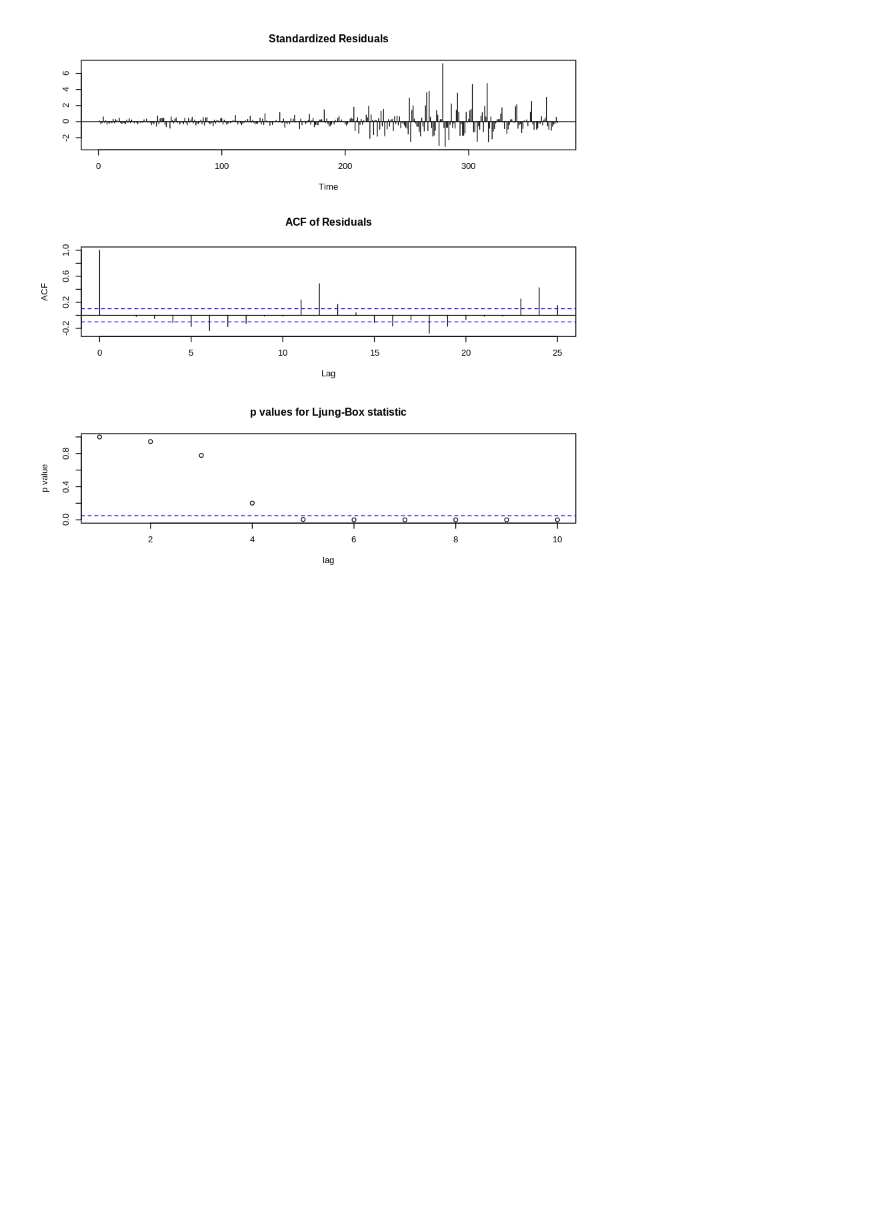
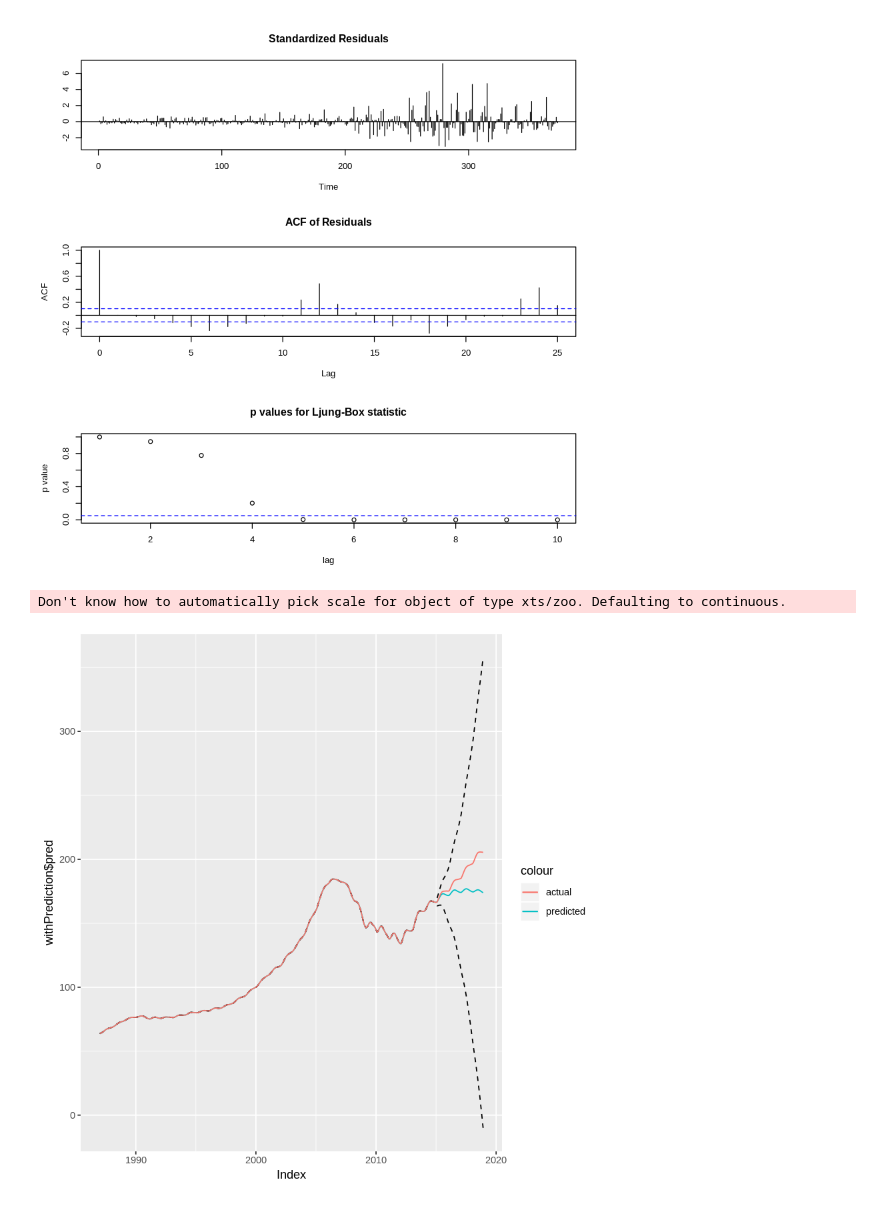
Before and after one commit to yehjxraymond/wqu_econometrics_group_proj, a Jupyter notebook: Univariate Time Series.ipynb, the cells around one changed output. Cells and saved outputs as stored; diff of their text form; code cells hidden in the pictures; blank space fills up the shorter version.

```diff
--- a/Univariate Time Series.ipynb
+++ b/Univariate Time Series.ipynb
@@ -217,3 +217,41 @@ X-squared = 4.8622e-07, df = 1, p-value = 0.9994
 tsdiag(fit)
 # %% [output]
 [figure]
+# %%
+periodToForecast = 50
+trainPeriod = nrow(HomePrice)-periodToForecast
+train = HomePrice[1:trainPeriod]
+
+fit = arima(train, order=c(0,2,0), seasonal=list(order=c(2,0,0),period=12),  method = "ML")
+predictions = predict(fit,n.ahead=periodToForecast,se.fit=TRUE)
+
+# Create vectors with prediction, 2 * SE bounds
+pred = c()
+upper = c()
+lower = c()
+for(i in 1:nrow(HomePrice)){
+    if(i <= nrow(HomePrice) - periodToForecast){
+        pred[i] = HomePrice$CSUSHPINSA[i]
+        upper[i] = HomePrice$CSUSHPINSA[i]
+        lower[i] = HomePrice$CSUSHPINSA[i]
+    }else{
+        p = i - trainPeriod
+        pred[i] = predictions$pred[p]
+        upper[i] = predictions$pred[p] + 2*predictions$se[p]
+        lower[i] = predictions$pred[p] - 2*predictions$se[p]
+    }
+}
+
+withPrediction = merge(HomePrice, pred, upper, lower)
+
+ggplot(withPrediction, aes(Index)) +
+    geom_line(aes(y = withPrediction$pred, color="predicted")) +
+    geom_line(aes(y = withPrediction$upper), linetype="dashed") +
+    geom_line(aes(y = withPrediction$lower), , linetype="dashed") +
+    geom_line(aes(y = withPrediction$CSUSHPINSA, color="actual"))
+
+# acf(fit$residuals)
+# pacf(fit$residuals)
+# %% [output]
+Don't know how to automatically pick scale for object of type xts/zoo. Defaulting to continuous.
+[figure, added]
```
